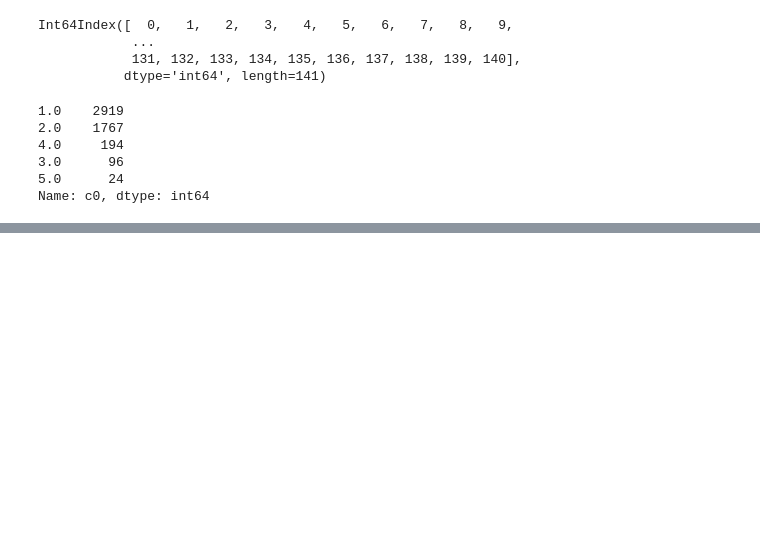
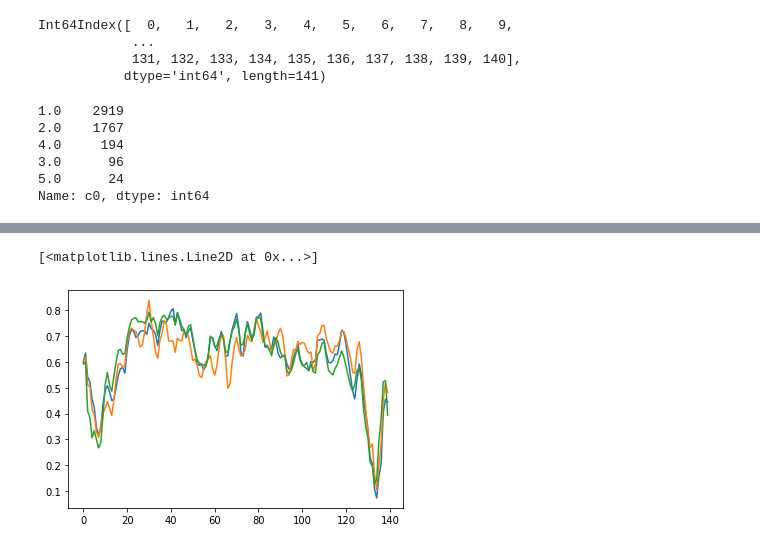
Before and after one commit to shelly2904/DATA_SCIENCE, a Jupyter notebook: Time Series/AutoEncoders.ipynb, the cells around one changed output, grey strips where cells are left out. Saved outputs shown, nothing was run; the diff lists cells and outputs as text; code cells hidden in the pictures; blank space fills up the shorter version.

```diff
--- a/Time Series/AutoEncoders.ipynb
+++ b/Time Series/AutoEncoders.ipynb
@@ -71,0 +106,7 @@ Name: c0, dtype: int64
+# %%
+plt.plot(anomaly_train_data[0])
+plt.plot(anomaly_train_data[1])
+plt.plot(anomaly_train_data[2])
+# %% [output]
+[<matplotlib.lines.Line2D at 0x...>]
+[figure, added]
```
Also changed, not shown: parts of 26 cells of this notebook.
